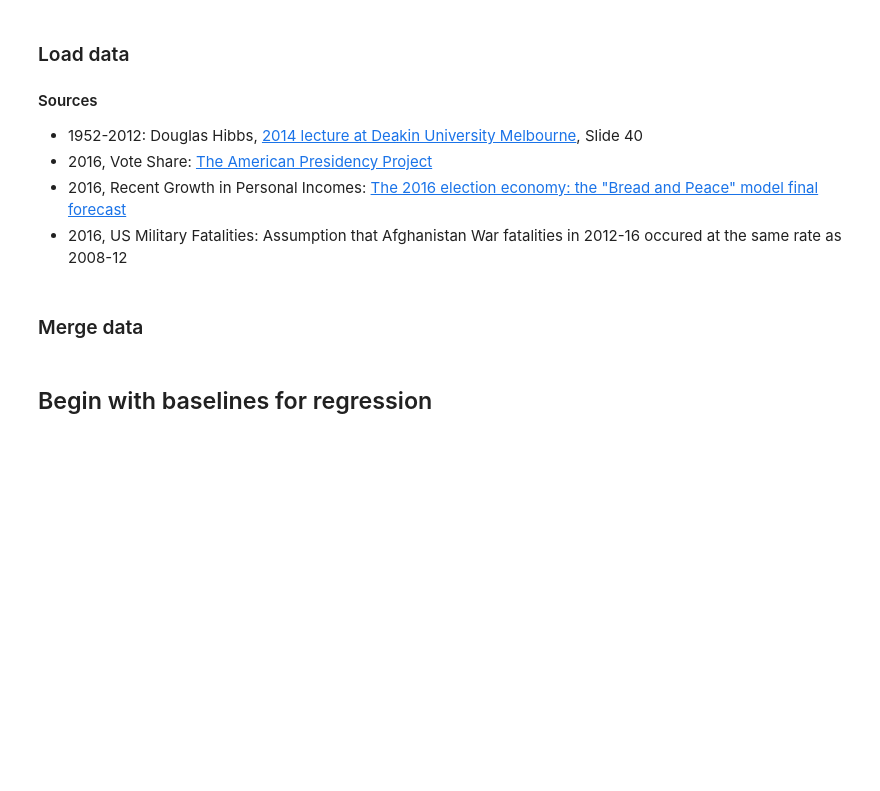
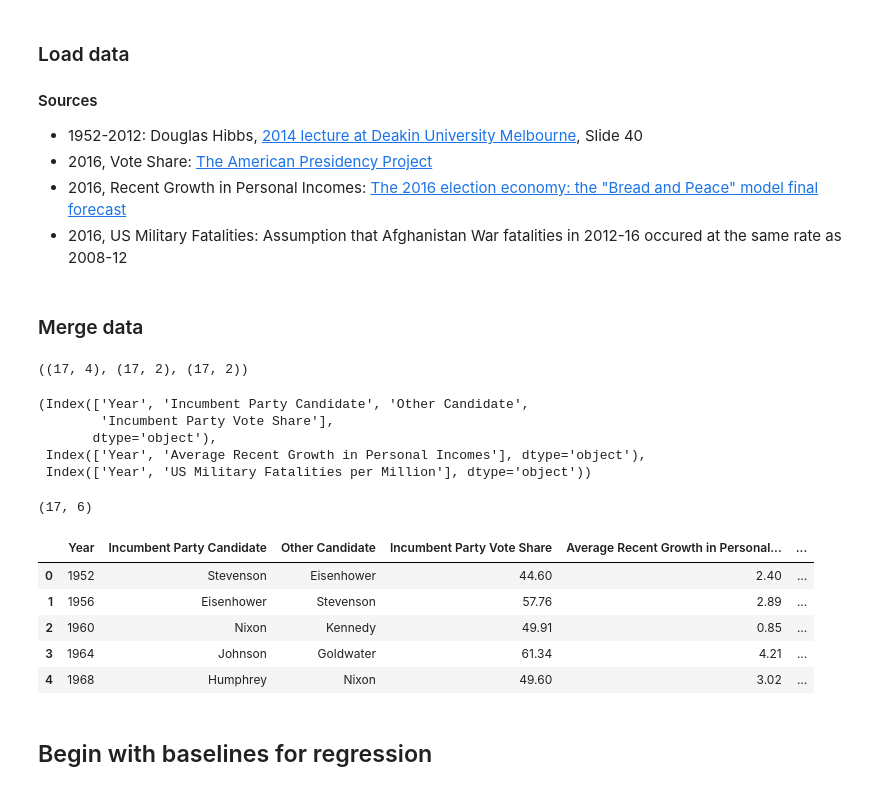
Before and after one commit to bloominstituteoftechnology/DS-Unit-2-Regression-1, a Jupyter notebook: module3-doing-linear-regression/doing_linear_regression.ipynb, the cells around one changed output. Drawn from its saved outputs; the diff is of its cells as text; code cells hidden in the pictures; blank space fills up the shorter version.

```diff
--- a/module3-doing-linear-regression/doing_linear_regression.ipynb
+++ b/module3-doing-linear-regression/doing_linear_regression.ipynb
@@ -270,5 +270,31 @@ data = [[1952,190],
 deaths = pd.DataFrame(data=data, columns=columns)
 # %% [markdown]
 ### Merge data
+# %%
+votes.shape, growth.shape, deaths.shape
+# %% [output]
+((17, 4), (17, 2), (17, 2))
+# %%
+votes.columns, growth.columns, deaths.columns
+# %% [output]
+(Index(['Year', 'Incumbent Party Candidate', 'Other Candidate',
+        'Incumbent Party Vote Share'],
+       dtype='object'),
+ Index(['Year', 'Average Recent Growth in Personal Incomes'], dtype='object'),
+ Index(['Year', 'US Military Fatalities per Million'], dtype='object'))
+# %%
+df = votes.merge(growth).merge(deaths)
+df.shape
+# %% [output]
+(17, 6)
+# %%
+df.head()
+# %% [output]
+|  | Year | Incumbent Party Candidate | Other Candidate | Incumbent Party Vote Share | Average Recent Growth in Personal... | ... |
+| 0 | 1952 | Stevenson | Eisenhower | 44.60 | 2.40 | ... |
+| 1 | 1956 | Eisenhower | Stevenson | 57.76 | 2.89 | ... |
+| 2 | 1960 | Nixon | Kennedy | 49.91 | 0.85 | ... |
+| 3 | 1964 | Johnson | Goldwater | 61.34 | 4.21 | ... |
+| 4 | 1968 | Humphrey | Nixon | 49.60 | 3.02 | ... |
 # %% [markdown]
 ## Begin with baselines for regression
```
Also changed, not shown: parts of 22 cells of this notebook, 2 other files.
